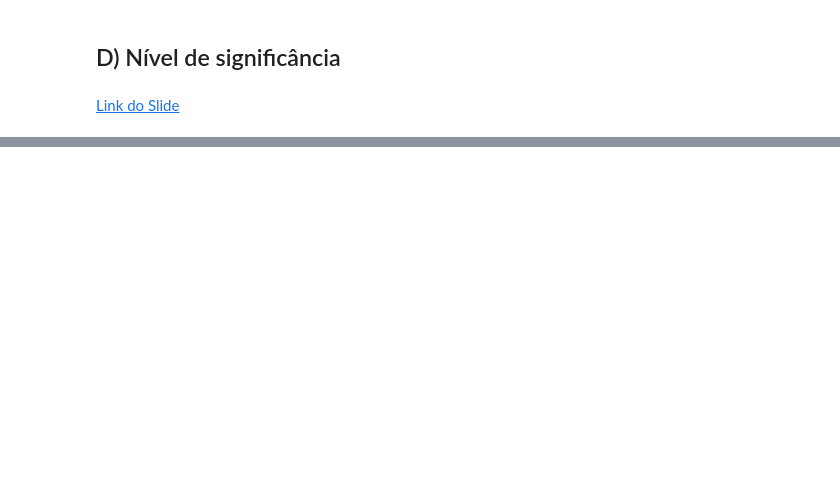
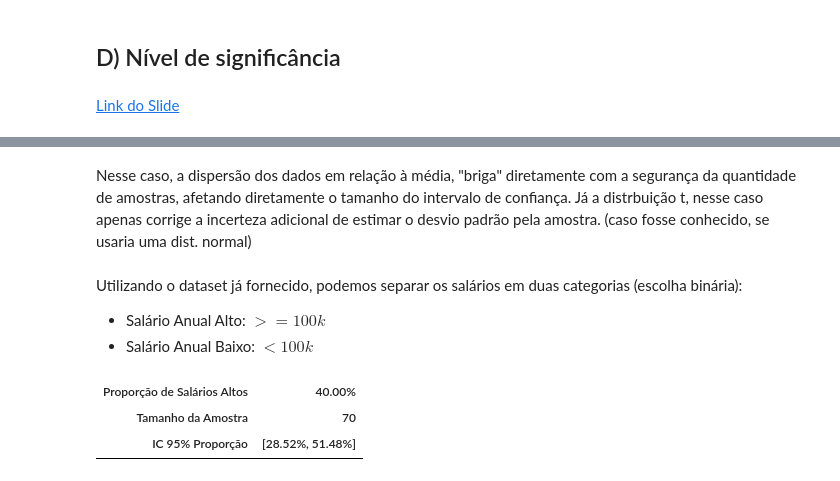
Before and after one commit to PedroMends30/matematica-computacional, a Jupyter notebook: Atividade_2.2_Mat_Comp.ipynb, the cells around one changed output, grey strips where cells are left out. Cells and saved outputs as stored; diff of their text form; code cells hidden in the pictures; blank space fills up the shorter version.

```diff
--- a/Atividade_2.2_Mat_Comp.ipynb
+++ b/Atividade_2.2_Mat_Comp.ipynb
@@ -341,0 +401,41 @@ Desvio Padrão do Grupo Teste (> 5 anos): 19886.05
+# %% [markdown]
+Nesse caso, a dispersão dos dados em relação à média, "briga" diretamente com a segurança da quantidade de amostras, afetando diretamente o tamanho do intervalo de confiança.
+Já a distrbuição t, nesse caso apenas corrige a incerteza adicional de estimar o desvio padrão pela amostra. (caso fosse conhecido, se usaria uma dist. normal)
+# %% [markdown]
+Utilizando o dataset já fornecido, podemos separar os salários em duas categorias (escolha binária):
+- Salário Anual Alto: $>= 100k$
+- Salário Anual Baixo: $< 100k$
+# %%
+# calculando pi
+
+# separar salários altos e baixos
+salarios_baixos = salary_data[salary_data['Salary'] < 100000]['Salary']
+salarios_altos = salary_data[salary_data['Salary'] >= 100000]['Salary']
+
+# tamanho da amostra
+n = len(salary_data)
+
+# proporção de salários altos
+p = len(salarios_altos) / n
+
+# calcular o valor crítico z para 95% de confiança
+param = 0.95 + (1 - 0.95) / 2
+
+z = stats.norm.ppf(param)  # valor crítico z para 95% de confiança
+
+margem_de_erro_pi = z * np.sqrt((p * (1 - p)) / n)
+
+intervalo_de_confianca_pi = (p - margem_de_erro_pi, p + margem_de_erro_pi)
+
+df_pi = pd.DataFrame({
+    'Proporção de Salários Altos': [f'{100*p:.2f}%'],
+    'Tamanho da Amostra': [n],
+    'IC 95% Proporção': [f'[{100*intervalo_de_confianca_pi[0]:.2f}%, {100*intervalo_de_confianca_pi[1]:.2f}%]']
+}).set_index(['Proporção de Salários Altos', 'Tamanho da Amostra', 'IC 95% Proporção']).T
+
+
+display(df_pi)
+# %% [output]
+| Proporção de Salários Altos | 40.00% |
+| Tamanho da Amostra | 70 |
+| IC 95% Proporção | [28.52%, 51.48%] |
```
Also changed, not shown: parts of 22 cells of this notebook, 1 other file.
